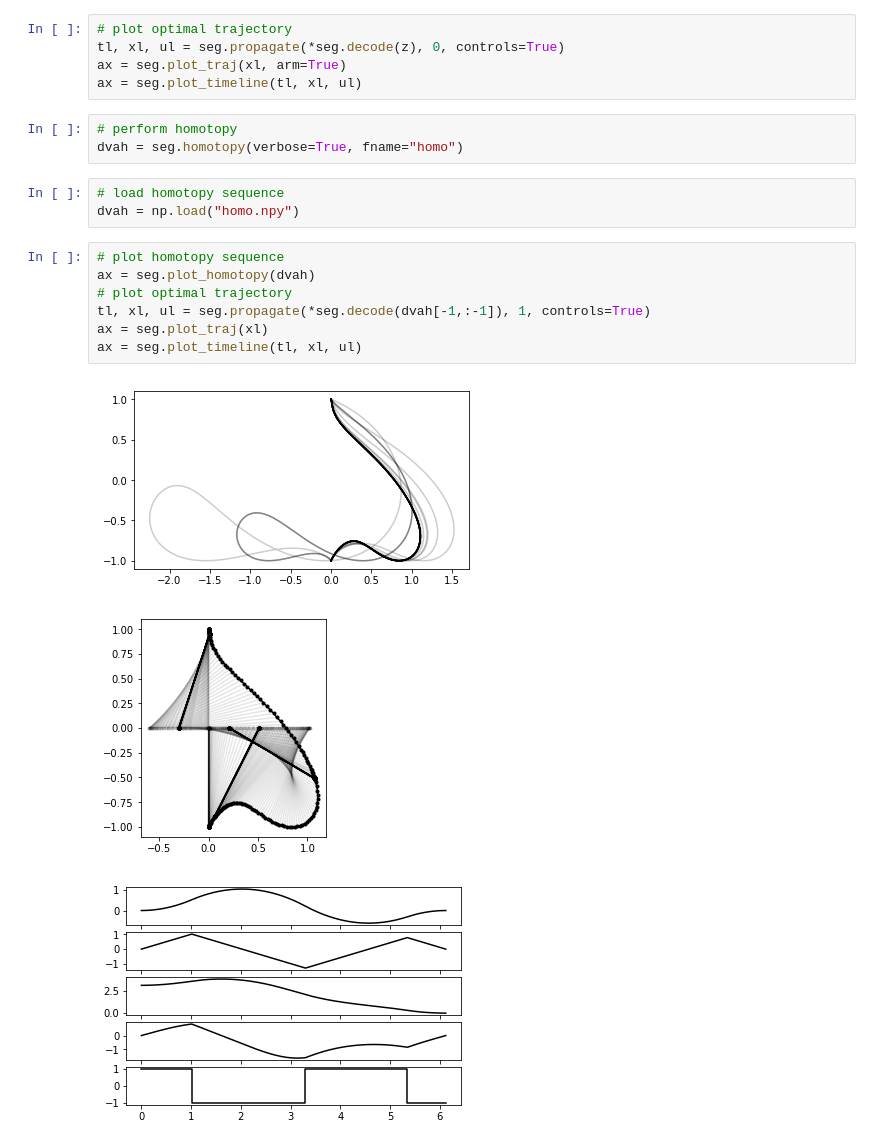
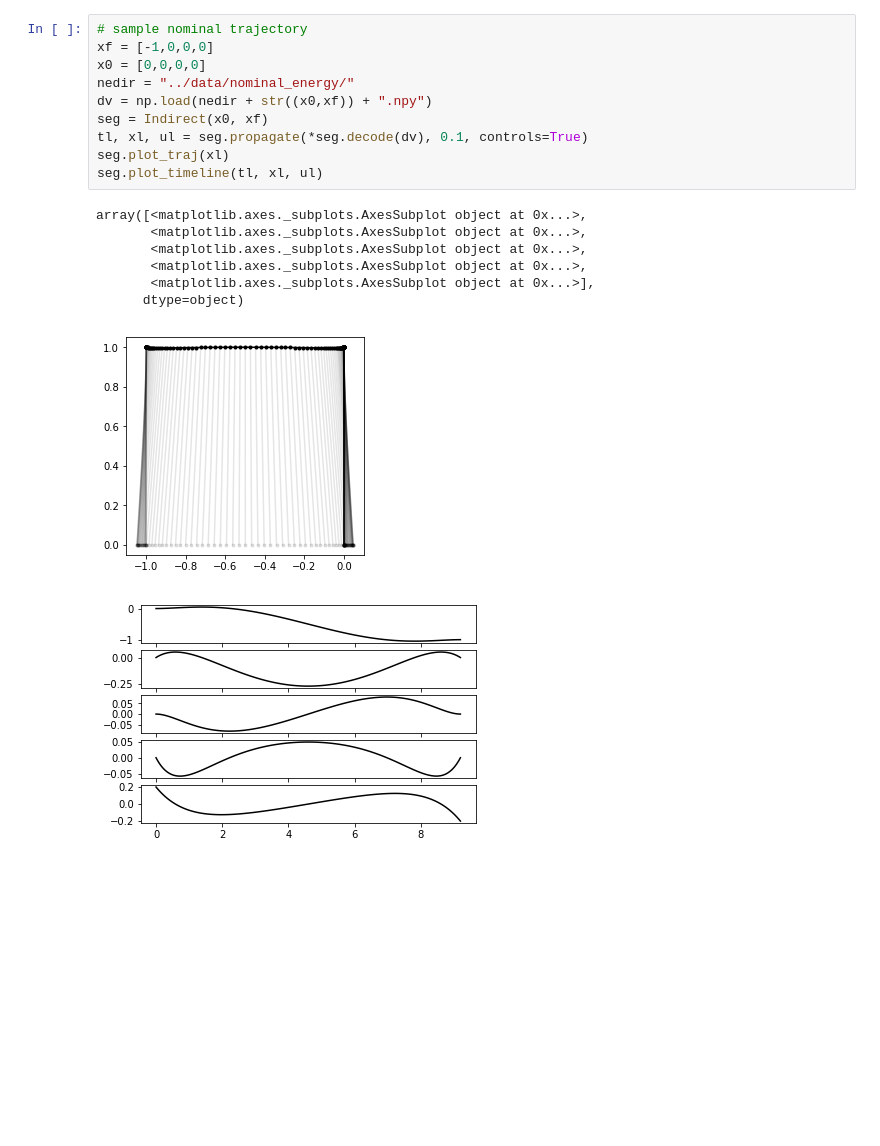
Before and after one commit to cisprague/icra2019, a Jupyter notebook: notebooks/indirect.ipynb, the cells around one changed output. Saved outputs shown, nothing was run; the diff lists cells and outputs as text; blank space fills up the shorter version.

```diff
--- a/notebooks/indirect.ipynb
+++ b/notebooks/indirect.ipynb
@@ -35,22 +43,19 @@ z, feas = seg.solve(0, verbose=True, Tlb=2, Tub=20)
 # %%
-# plot optimal trajectory
-tl, xl, ul = seg.propagate(*seg.decode(z), 0, controls=True)
-ax = seg.plot_traj(xl, arm=True)
-ax = seg.plot_timeline(tl, xl, ul)
+# sample nominal trajectory
+xf = [-1,0,0,0]
+x0 = [0,0,0,0]
+nedir = "../data/nominal_energy/"
+dv = np.load(nedir + str((x0,xf)) + ".npy")
+seg = Indirect(x0, xf)
+tl, xl, ul = seg.propagate(*seg.decode(dv), 0.1, controls=True)
+seg.plot_traj(xl)
+seg.plot_timeline(tl, xl, ul)
+# %% [output]
+array([<matplotlib.axes._subplots.AxesSubplot object at 0x...>,
+       <matplotlib.axes._subplots.AxesSubplot object at 0x...>,
+       <matplotlib.axes._subplots.AxesSubplot object at 0x...>,
+       <matplotlib.axes._subplots.AxesSubplot object at 0x...>,
+       <matplotlib.axes._subplots.AxesSubplot object at 0x...>],
+      dtype=object)
+[figure, added]
+[figure, added]
-# %%
-# perform homotopy
-dvah = seg.homotopy(verbose=True, fname="homo")
-# %%
-# load homotopy sequence
-dvah = np.load("homo.npy")
-# %%
-# plot homotopy sequence
-ax = seg.plot_homotopy(dvah)
-# plot optimal trajectory
-tl, xl, ul = seg.propagate(*seg.decode(dvah[-1,:-1]), 1, controls=True)
-ax = seg.plot_traj(xl)
-ax = seg.plot_timeline(tl, xl, ul)
-# %% [output]
-[figure, removed]
-[figure, removed]
-[figure, removed]
```
Also changed, not shown: parts of 16 cells of this notebook, 48 other files.
